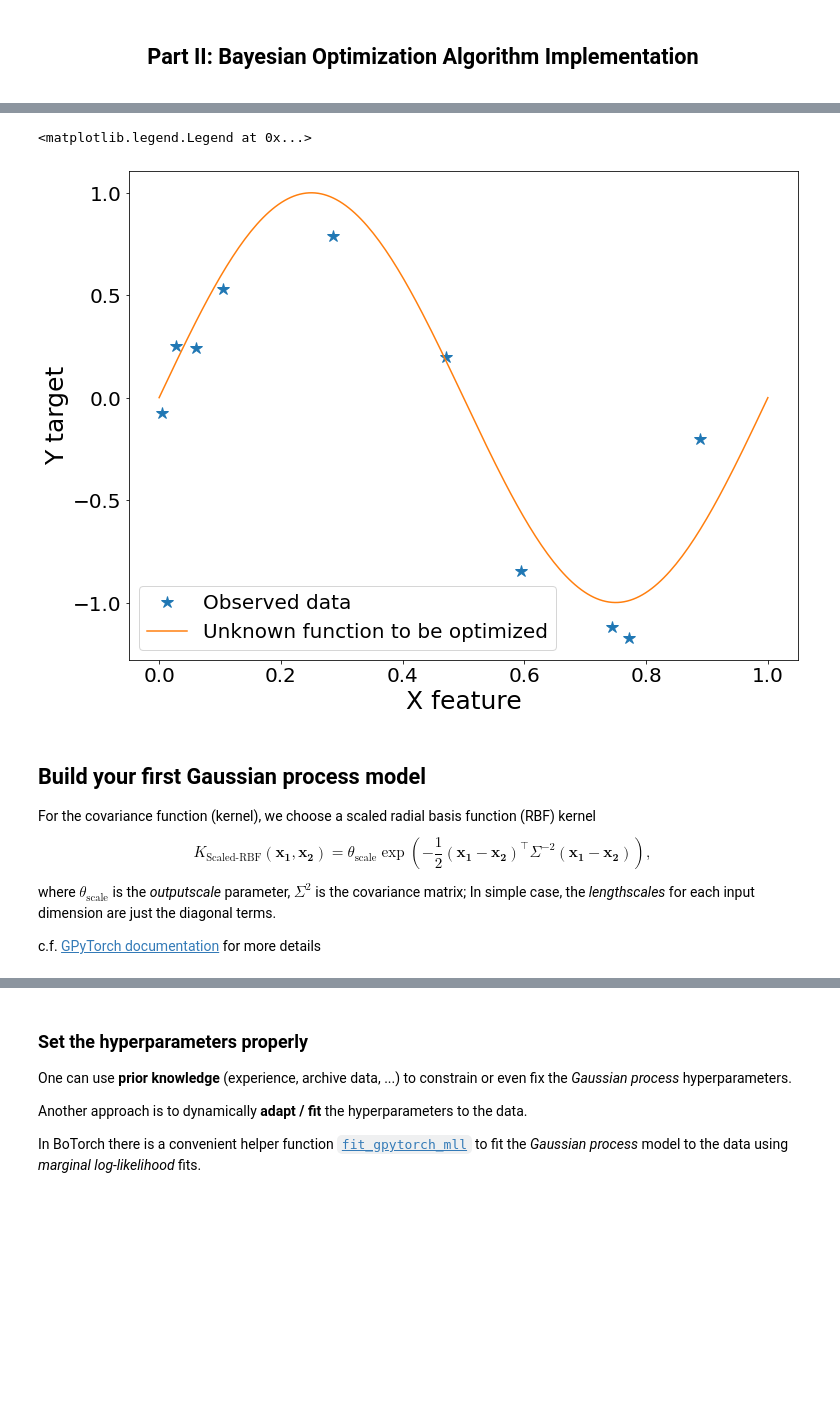
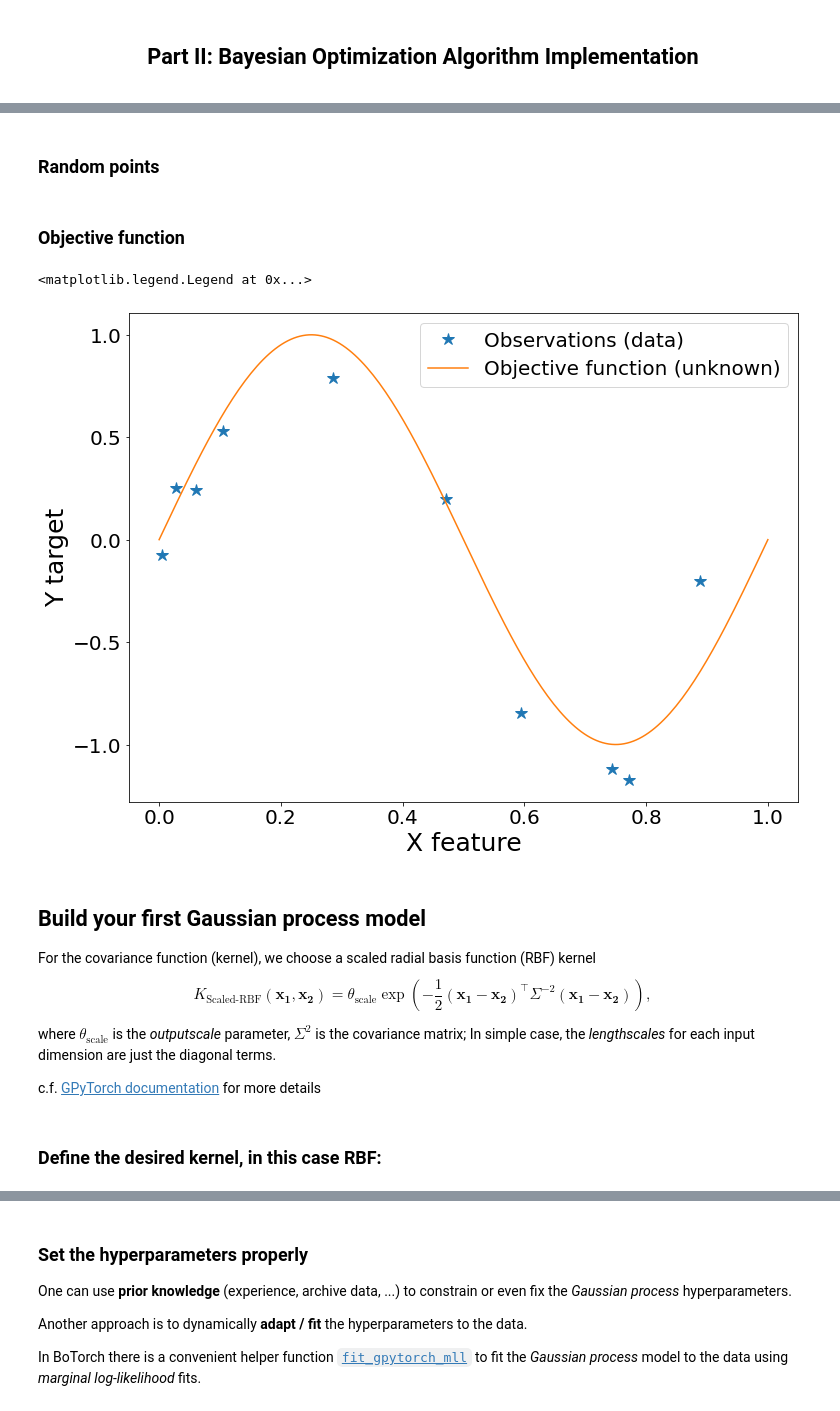
Before and after one commit to aoeftiger/TUDa-NMAP-14, a Jupyter notebook: lecture.ipynb, the cells around one changed output, grey strips where cells are left out. Saved outputs shown, nothing was run; the diff lists cells and outputs as text; code cells hidden in the pictures; blank space fills up the shorter version.

```diff
--- a/lecture.ipynb
+++ b/lecture.ipynb
@@ -227,20 +218,36 @@ test_X = torch.linspace(xmin, xmax, 200)
+# %% [markdown]
+<h3>Random points</h3>
+# %%
+xmin, xmax = 0, 1
+observations_tot = 10
+observations_x = torch.rand(observations_tot, 1, generator=rng) * (xmax - xmin) + xmin
+observations_y = (torch.sin(observations_x * 2 * np.pi) + torch.randn(size=observations_x.size(), generator=rng) * 0.2)
+# %% [markdown]
+<h3>Objective function</h3>
+# %%
+objective_x = torch.linspace(xmin, xmax, 200).reshape(-1, 1)
+objective_y = torch.sin(objective_x * 2 * np.pi)
+test_X = torch.linspace(xmin, xmax, 200)
 # %%
-plt.plot(train_x, train_y, "*", markersize=12, label="Observed data")
-plt.plot(fine_x, fine_y, label="Unknown function to be optimized")
+plt.plot(observations_x, observations_y, "*", markersize=12, label="Observations (data)")
+plt.plot(objective_x, objective_y, label="Objective function (unknown)")
 
 plt.xlabel("X feature")
 plt.ylabel("Y target")
 plt.legend()
 # %% [output]
 <matplotlib.legend.Legend at 0x...>
-[figure, old version]
+[figure, new version]
 # %% [markdown]
 <h2>Build your first Gaussian process model</h2>
 
+
 For the covariance function (kernel), we choose a scaled radial basis function (RBF) kernel
-$$K_\text{Scaled-RBF} (\bm{x_1},\bm{x_2})= \theta_\text{scale} \exp\left( - \frac{1}{2}(\bm{x_1} - \bm{x_2})^\top \Sigma^{-2} (\bm{x_1} - \bm{x_2}) \right),$$
+$$K_\text{Scaled-RBF} (\mathbf{x_1},\mathbf{x_2})= \theta_\text{scale} \exp\left( - \frac{1}{2}(\mathbf{x_1} - \mathbf{x_2})^\top \Sigma^{-2} (\mathbf{x_1} - \mathbf{x_2}) \right),$$
 
 where $\theta_\text{scale}$ is the _outputscale_ parameter, $\Sigma^{2}$ is the covariance matrix; In simple case, the _lengthscales_ for each input dimension are just the diagonal terms.
 
 c.f. [GPyTorch documentation](https://docs.gpytorch.ai/en/v1.6.0/kernels.html) for more details
+# %% [markdown]
+<h3>Define the desired kernel, in this case RBF:</h3>
 # %%
```
Also changed, not shown: parts of 32 cells of this notebook.
